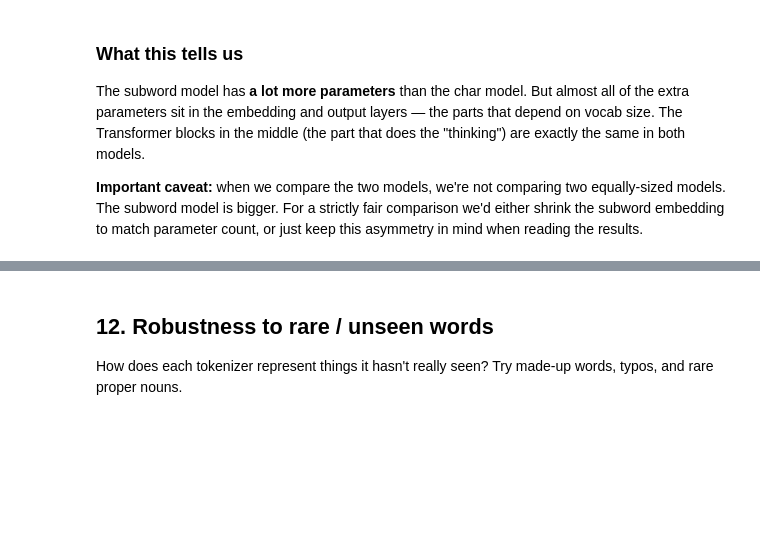
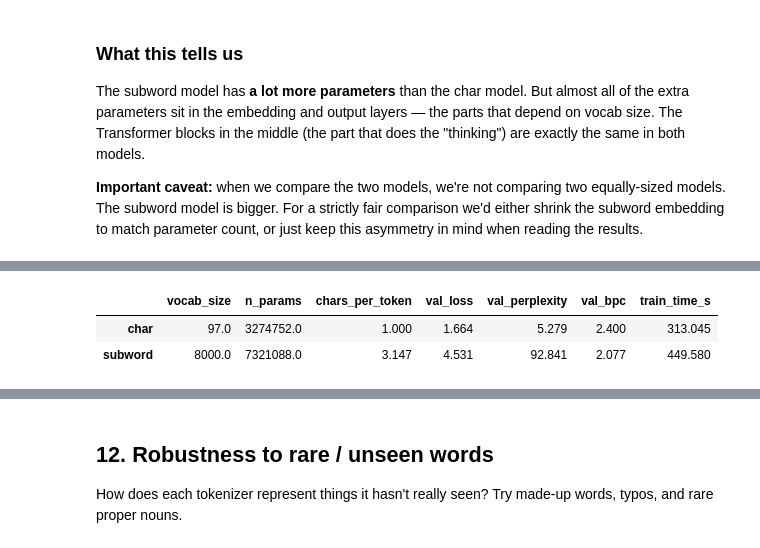
Before and after one commit to ismailalshofi/tokenization-study, a Jupyter notebook: notebooks/experiment.ipynb, the cells around one changed output, grey strips where cells are left out. Cells and saved outputs as stored; diff of their text form; code cells hidden in the pictures; blank space fills up the shorter version.

```diff
--- a/notebooks/experiment.ipynb
+++ b/notebooks/experiment.ipynb
@@ -647,0 +531,11 @@ After only 300 steps:
+# %%
+RESULTS = ROOT / 'results'
+runs = {t: json.loads((RESULTS / t / 'summary.json').read_text()) for t in ('char', 'subword')}
+histories = {t: json.loads((RESULTS / t / 'history.json').read_text()) for t in ('char', 'subword')}
+
+table = pd.DataFrame(runs).T[['vocab_size', 'n_params', 'chars_per_token', 'val_loss', 'val_perplexity', 'val_bpc', 'train_time_s']]
+table.astype(float).round(3)
+# %% [output]
+|  | vocab_size | n_params | chars_per_token | val_loss | val_perplexity | val_bpc | train_time_s |
+| char | 97.0 | 3274752.0 | 1.000 | 1.664 | 5.279 | 2.400 | 313.045 |
+| subword | 8000.0 | 7321088.0 | 3.147 | 4.531 | 92.841 | 2.077 | 449.580 |
```
Also changed, not shown: parts of 20 cells of this notebook, 11 other files.
